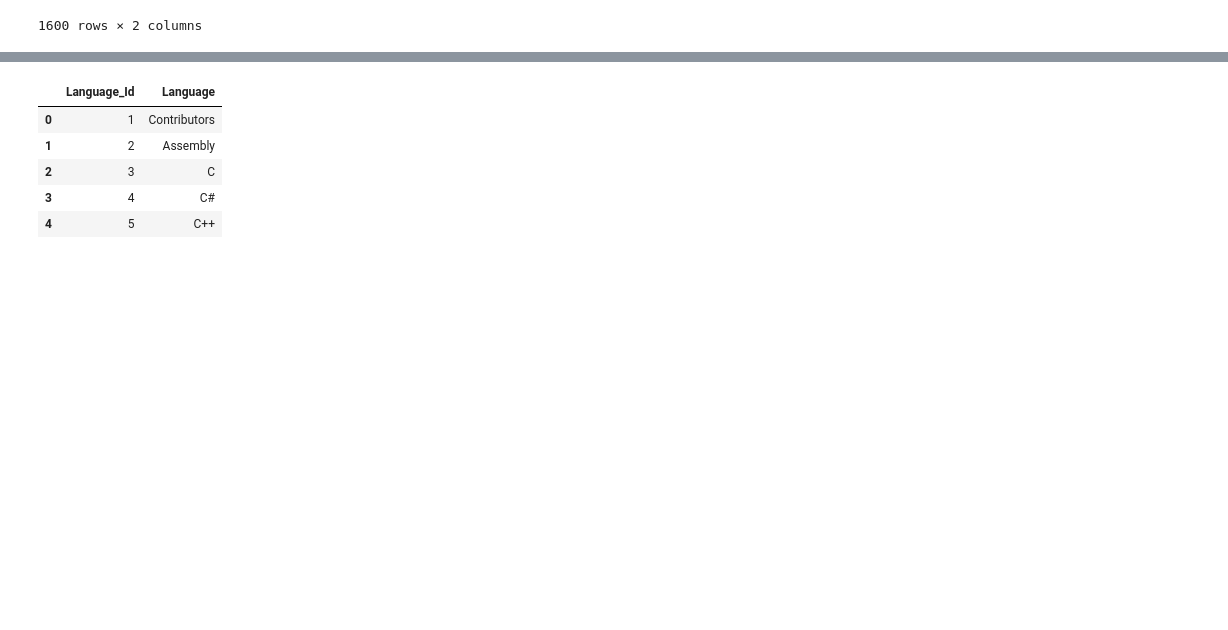
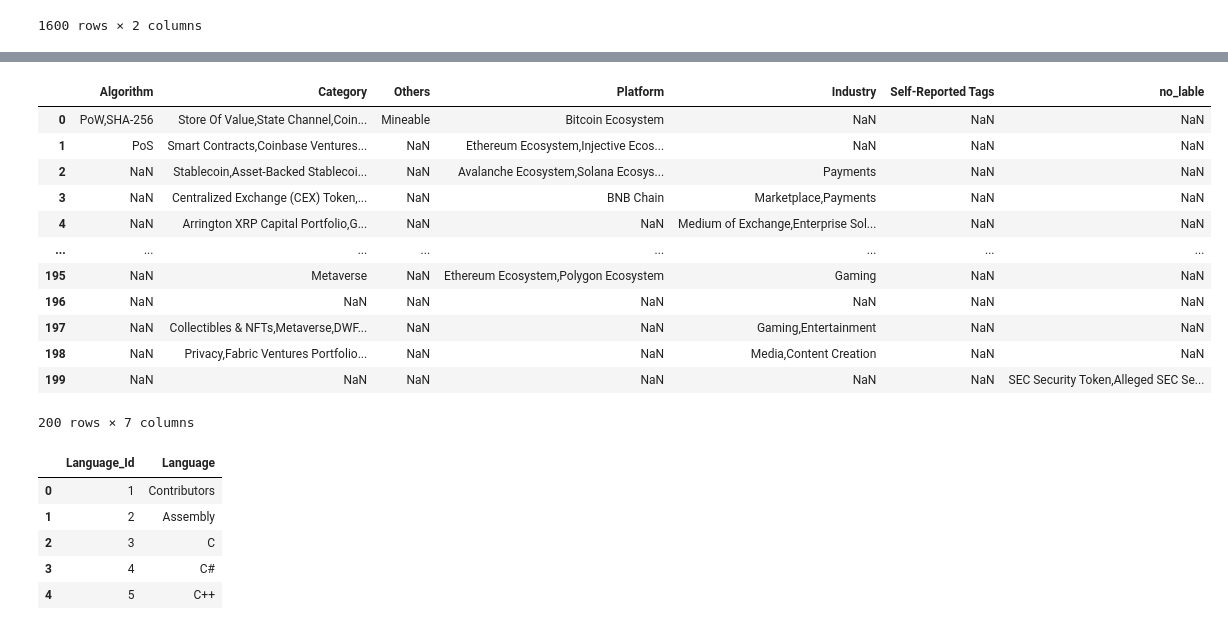
Before and after one commit to iliyapr/coinmarket, a Jupyter notebook: extra_work/phase2_extra.ipynb, the cells around one changed output, grey strips where cells are left out. Drawn from its saved outputs; the diff is of its cells as text; code cells hidden in the pictures; blank space fills up the shorter version.

```diff
--- a/extra_work/phase2_extra.ipynb
+++ b/extra_work/phase2_extra.ipynb
@@ -101,3 +100,6 @@ Coins_links
 | 198 | SNT | http://status.im/ | https://status.im/whitepaper.pdf | https://github.com/status-im | https://reddit.com/r/statusim | NaN | https://twitter.com/ethstatus | https://join.status.im/status | NaN | ... |
 | 199 | AMP | https://amptoken.org | https://docs.amptoken.org/about/w... | https://github.com/amptoken | https://reddit.com/r/amptoken | NaN | https://twitter.com/amptoken | NaN | NaN | ... |
 200 rows × 53 columns
+# %%
+total_tags = pd.read_csv('total_tags.csv')
+total_tags.iloc[0,0]
@@ -186 +244,17 @@ coin_tags
+# %%
+total_tags
+# %% [output]
+|  | Algorithm | Category | Others | Platform | Industry | Self-Reported Tags | no_lable |
+| 0 | PoW,SHA-256 | Store Of Value,State Channel,Coin... | Mineable | Bitcoin Ecosystem | NaN | NaN | NaN |
+| 1 | PoS | Smart Contracts,Coinbase Ventures... | NaN | Ethereum Ecosystem,Injective Ecos... | NaN | NaN | NaN |
+| 2 | NaN | Stablecoin,Asset-Backed Stablecoi... | NaN | Avalanche Ecosystem,Solana Ecosys... | Payments | NaN | NaN |
+| 3 | NaN | Centralized Exchange (CEX) Token,... | NaN | BNB Chain | Marketplace,Payments | NaN | NaN |
+| 4 | NaN | Arrington XRP Capital Portfolio,G... | NaN | NaN | Medium of Exchange,Enterprise Sol... | NaN | NaN |
+| ... | ... | ... | ... | ... | ... | ... | ... |
+| 195 | NaN | Metaverse | NaN | Ethereum Ecosystem,Polygon Ecosystem | Gaming | NaN | NaN |
+| 196 | NaN | NaN | NaN | NaN | NaN | NaN | NaN |
+| 197 | NaN | Collectibles & NFTs,Metaverse,DWF... | NaN | NaN | Gaming,Entertainment | NaN | NaN |
+| 198 | NaN | Privacy,Fabric Ventures Portfolio... | NaN | NaN | Media,Content Creation | NaN | NaN |
+| 199 | NaN | NaN | NaN | NaN | NaN | NaN | SEC Security Token,Alleged SEC Se... |
+200 rows × 7 columns
 # %%
```
Also changed, not shown: parts of 24 cells of this notebook, 1 other file.
